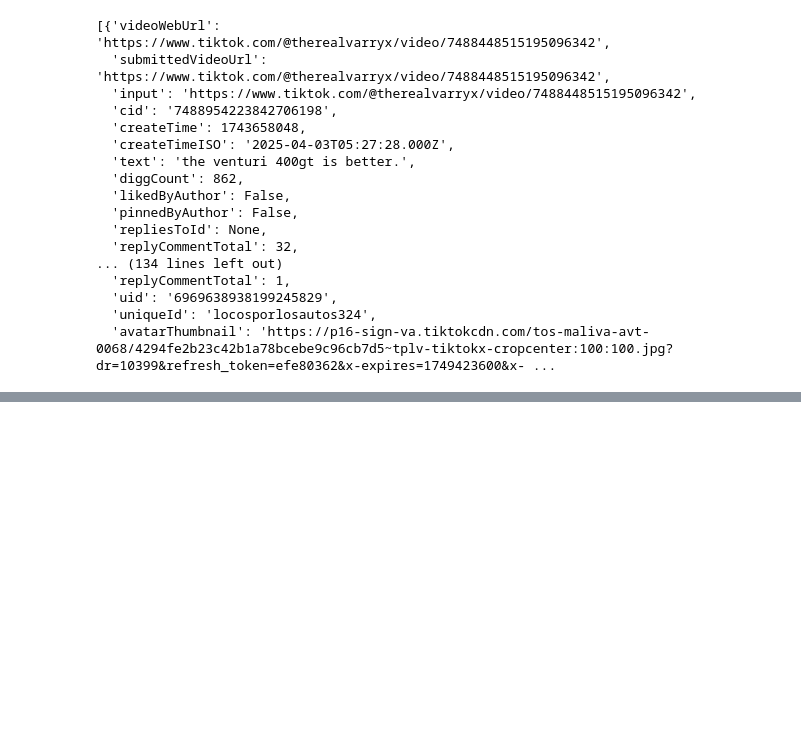
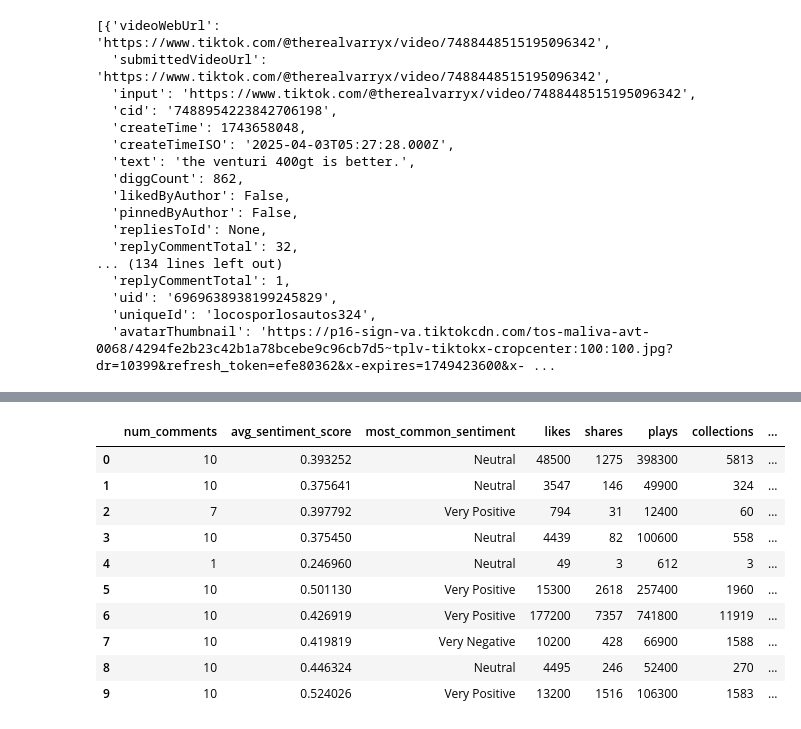
Before and after one commit to e-candeloro/vintage_ai, a Jupyter notebook: notebooks/trends/tiktok_comments.ipynb, the cells around one changed output, grey strips where cells are left out. Drawn from its saved outputs; the diff is of its cells as text; code cells hidden in the pictures; blank space fills up the shorter version.

Commit message:
finally fully functional tiktok scrape sentiment analysis

```diff
--- a/notebooks/trends/tiktok_comments.ipynb
+++ b/notebooks/trends/tiktok_comments.ipynb
@@ -64,14 +64,8 @@ if not APIFY_TOKEN:
 SEARCH_ACTOR = "epctex~tiktok-search-scraper"
 COMMENT_ACTOR = "clockworks~tiktok-comments-scraper"
 
-SEARCH_URL = (
-    f"https://api.apify.com/v2/acts/{SEARCH_ACTOR}/"
-    f"run-sync-get-dataset-items?token={APIFY_TOKEN}"
-)
-COMMENT_URL = (
-    f"https://api.apify.com/v2/acts/{COMMENT_ACTOR}/"
-    f"run-sync-get-dataset-items?token={APIFY_TOKEN}"
-)
+SEARCH_URL = f"https://api.apify.com/v2/acts/{SEARCH_ACTOR}/run-sync-get-dataset-items?token={APIFY_TOKEN}"
+COMMENT_URL = f"https://api.apify.com/v2/acts/{COMMENT_ACTOR}/run-sync-get-dataset-items?token={APIFY_TOKEN}"
 
 
 # ──────────────────────────────────────────────────────────────────────────────
@@ -210,0 +468,34 @@ data[0]["comments"]
+# %%
+# compute the engagement score as the rounded int sum of (Total Engagements / Total Views) * 100
+def compute_engagement_score(row):
+    total_engagements = (
+        row["likes"] + row["shares"] + row["collections"] + row["num_comments"]
+    )
+    if row["plays"] > 0:
+        return round((total_engagements / row["plays"]) * 100)
+    return 0
+
+
+# Apply the engagement score computation
+df["engagement_score"] = df.apply(compute_engagement_score, axis=1)
+# Save the updated DataFrame with engagement scores
+df.to_json(
+    "data/processed/tiktok_sentiment_aggregated_by_video.json",
+    orient="records",
+    indent=2,
+    force_ascii=False,
+)
+# %%
+df.head(10)  # Display first 10 rows for quick inspection
+# %% [output]
+|  | num_comments | avg_sentiment_score | most_common_sentiment | likes | shares | plays | collections | ... |
+| 0 | 10 | 0.393252 | Neutral | 48500 | 1275 | 398300 | 5813 | ... |
+| 1 | 10 | 0.375641 | Neutral | 3547 | 146 | 49900 | 324 | ... |
+| 2 | 7 | 0.397792 | Very Positive | 794 | 31 | 12400 | 60 | ... |
+| 3 | 10 | 0.375450 | Neutral | 4439 | 82 | 100600 | 558 | ... |
+| 4 | 1 | 0.246960 | Neutral | 49 | 3 | 612 | 3 | ... |
+| 5 | 10 | 0.501130 | Very Positive | 15300 | 2618 | 257400 | 1960 | ... |
+| 6 | 10 | 0.426919 | Very Positive | 177200 | 7357 | 741800 | 11919 | ... |
+| 7 | 10 | 0.419819 | Very Negative | 10200 | 428 | 66900 | 1588 | ... |
+| 8 | 10 | 0.446324 | Neutral | 4495 | 246 | 52400 | 270 | ... |
+| 9 | 10 | 0.524026 | Very Positive | 13200 | 1516 | 106300 | 1583 | ... |
```
Also changed, not shown: parts of 9 cells of this notebook, 2 other files.
